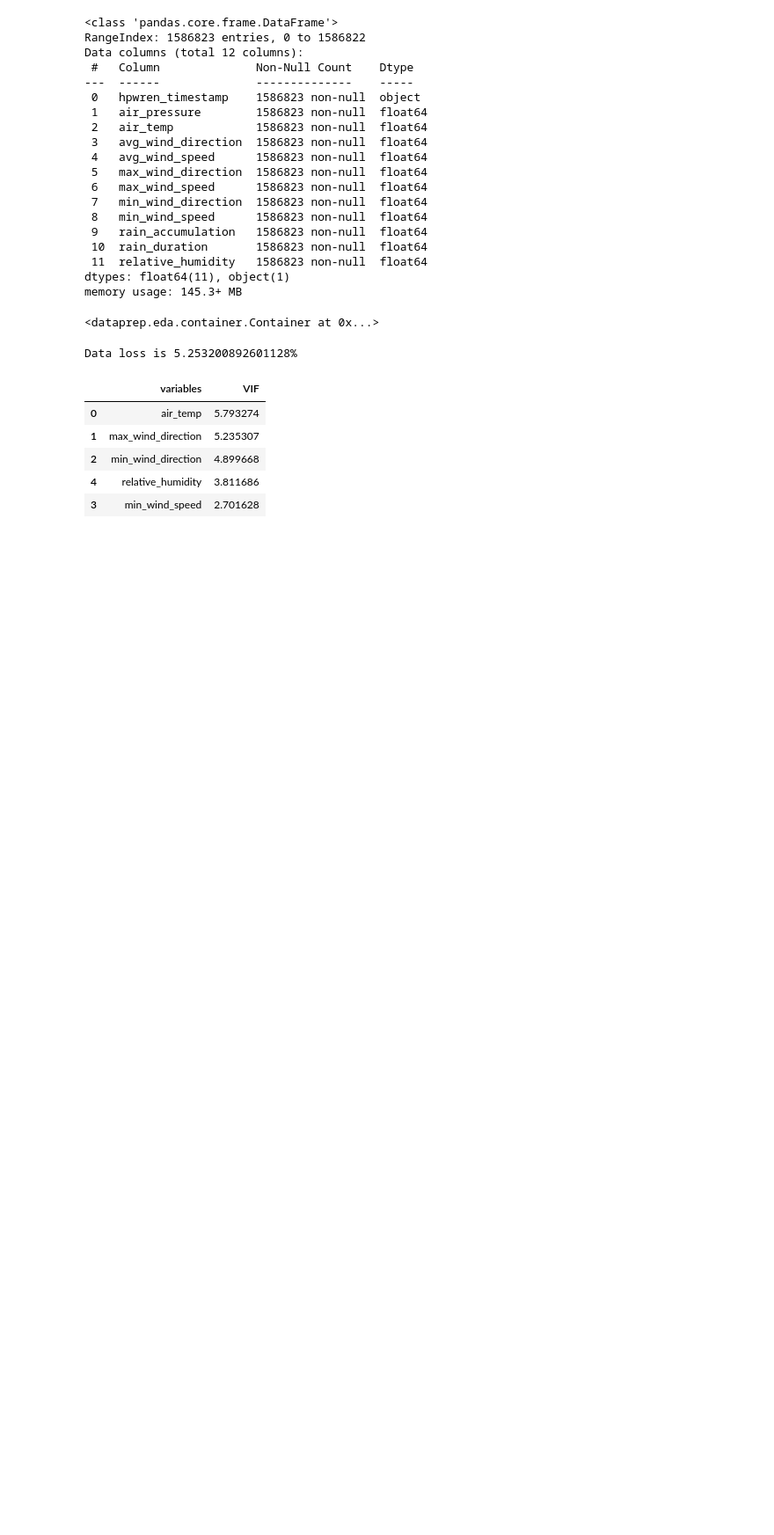
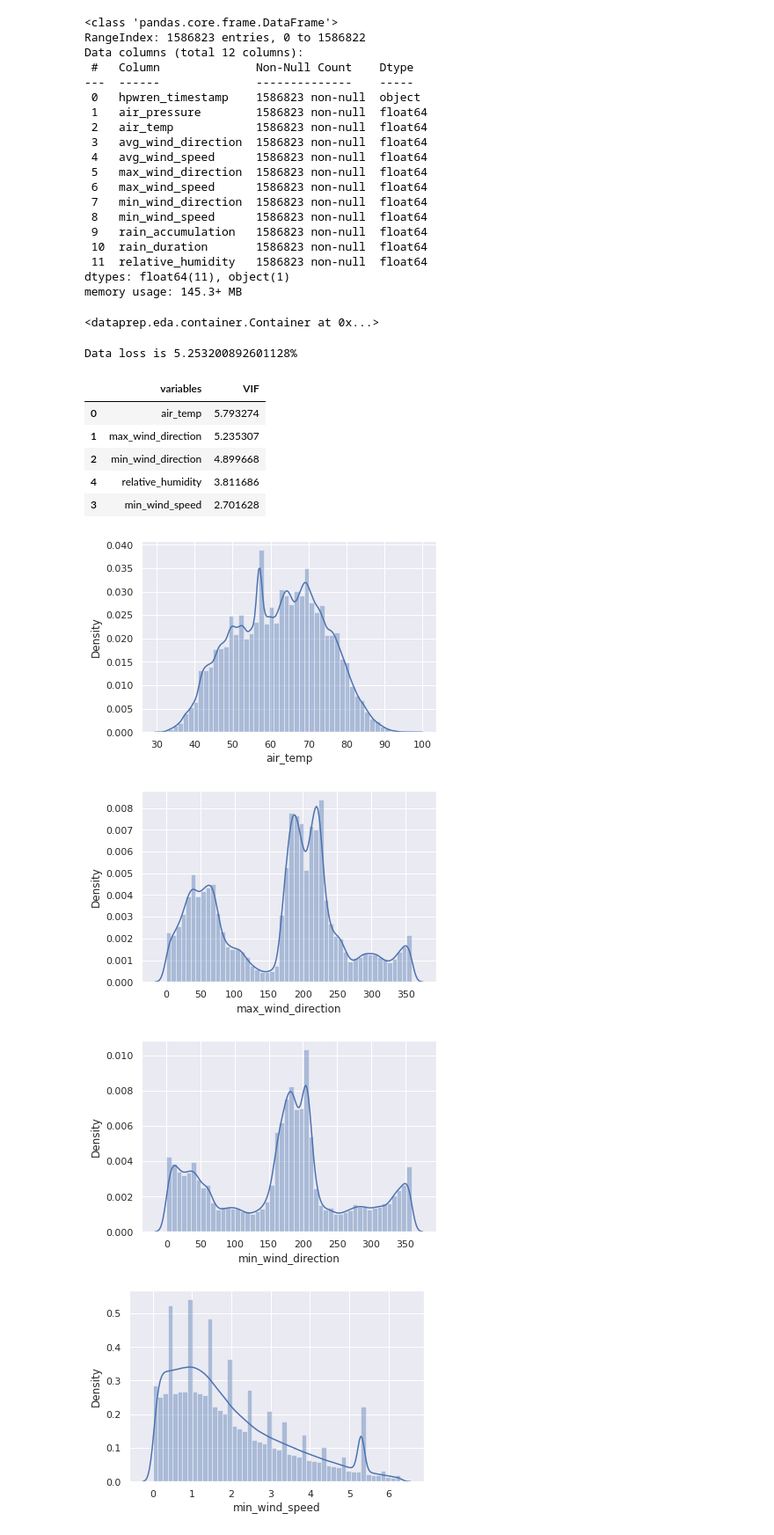
Before and after one commit to guptaShourya/Weather-Data-Clustering, a Jupyter notebook: WeatherDataClustering.ipynb, the cells around one changed output. Shown at 88% size. Cells and saved outputs as stored; diff of their text form; code cells hidden in the pictures; blank space fills up the shorter version.

```diff
--- a/WeatherDataClustering.ipynb
+++ b/WeatherDataClustering.ipynb
@@ -124,3 +142,12 @@ calc_vif(data.drop(['avg_wind_speed', 'air_pressure', 'max_wind_speed', 'avg_win
 # %%
 # correct multicollinearity
 data = data.drop(['avg_wind_speed', 'air_pressure', 'max_wind_speed', 'avg_wind_direction'], axis = 1)
+# %%
+for col in data.columns:
+  sns.distplot(data[col])
+  plt.show()
+# %% [output]
+[figure, added]
+[figure, added]
+[figure, added]
+[figure, added]
```
Also changed, not shown: parts of 10 cells of this notebook.
